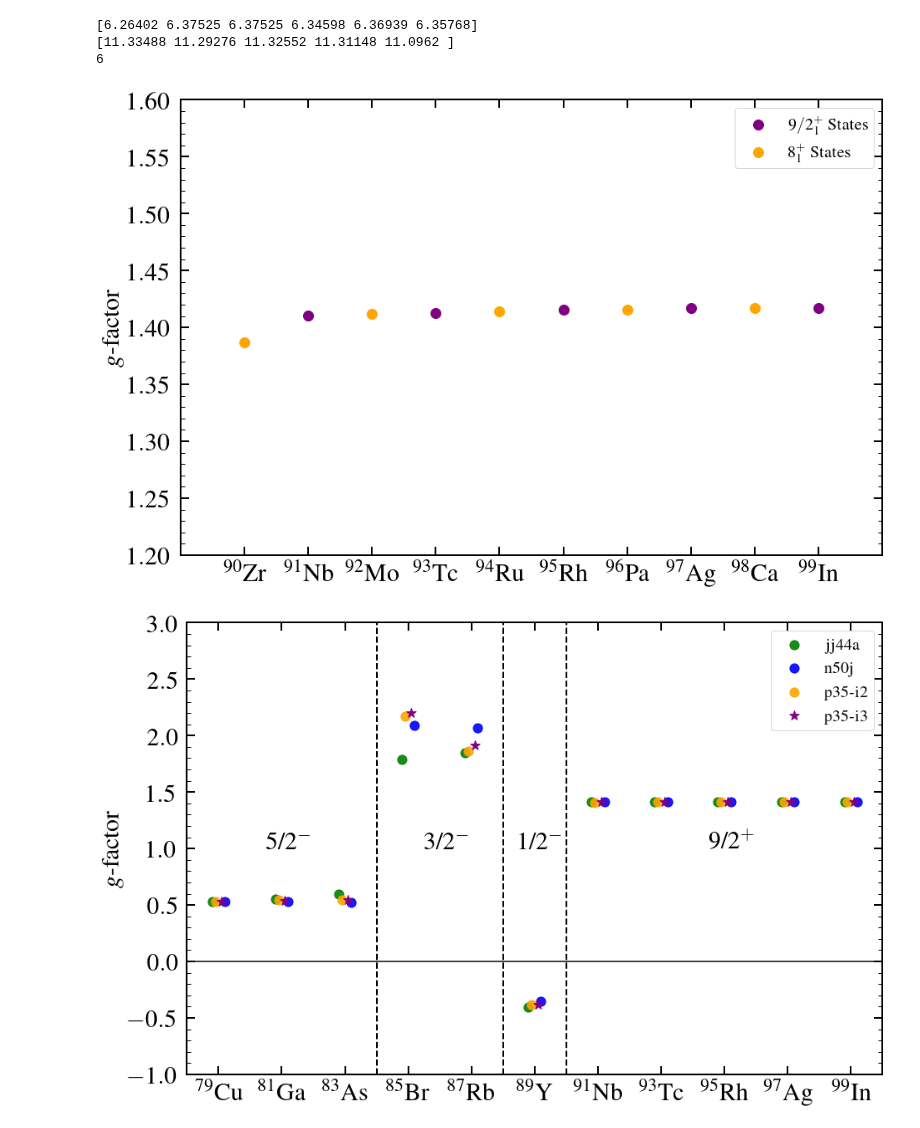
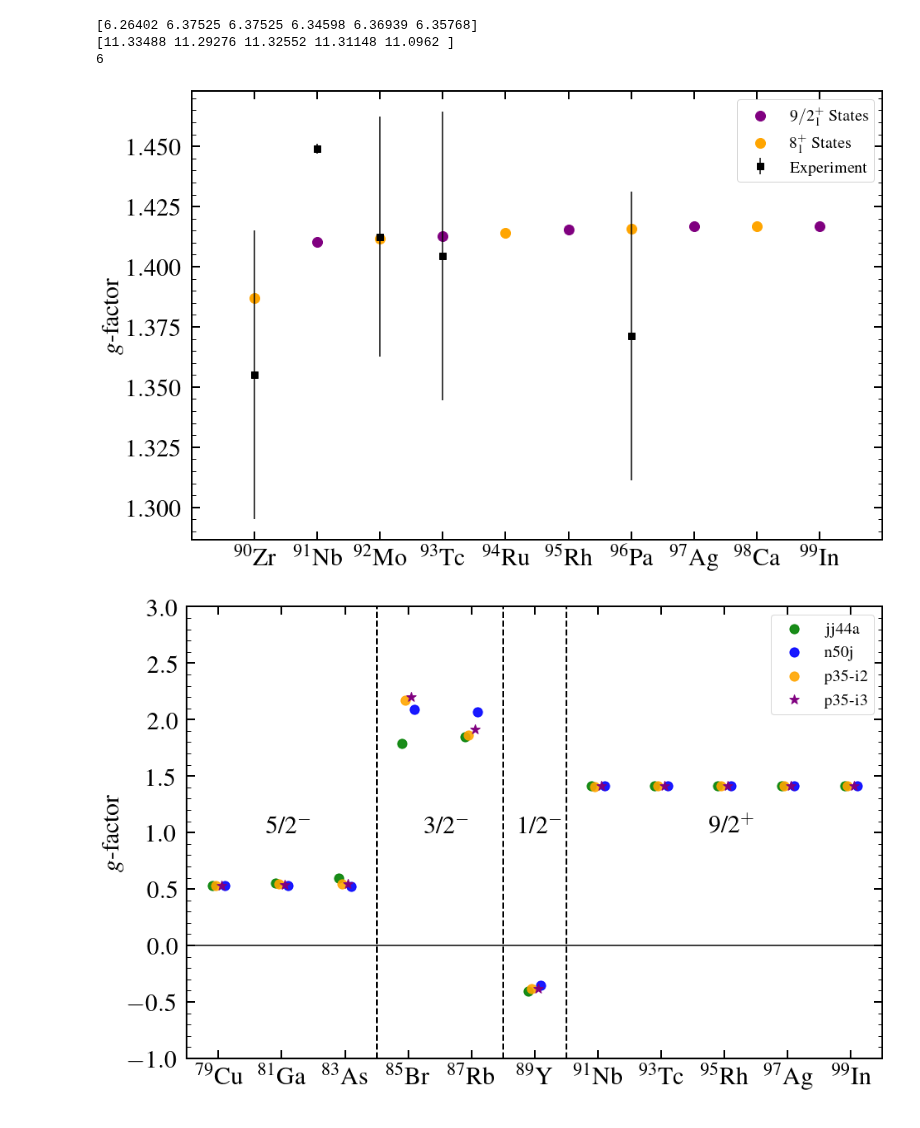
Before and after one commit to JordanPurcell/Research, a Jupyter notebook: plots/EM_properties.ipynb, the cells around one changed output. Cells and saved outputs as stored; diff of their text form; code cells hidden in the pictures.

Commit message:
EM Figures Update
fixed be86 plot, fixed muQexcited plot, updated gFactors plot to include experiment.

```diff
--- a/plots/EM_properties.ipynb
+++ b/plots/EM_properties.ipynb
@@ -242,6 +242,9 @@ print(len(odd_mu9[3]))
 A90 = [90, 91, 92, 93, 94, 95, 96, 97, 98, 99]
 A90_ticks = ['$^{90}$Zr', '$^{91}$Nb', '$^{92}$Mo', '$^{93}$Tc', '$^{94}$Ru',  '$^{95}$Rh','$^{96}$Pa', '$^{97}$Ag', '$^{98}$Ca', '$^{99}$In']
 A90_mu = [11.09620, 6.34598, 11.29276, 6.35768, 11.31148, 6.36939, 11.32552, 6.37525, 11.33488, 6.37525]
+A90_exp = [10.84, 6.521, 11.30, 6.32, 10.97]
+A90_exp_J = [8, 9/2, 8, 9/2, 8]
+A90_err = [0.06, 0.002, 0.05, 0.06, 0.06]
 # %% [output]
 [6.26402 6.37525 6.37525 6.34598 6.36939 6.35768]
 [11.33488 11.29276 11.32552 11.31148 11.0962 ]
@@ -249,23 +252,24 @@ A90_mu = [11.09620, 6.34598, 11.29276, 6.35768, 11.31148, 6.36939, 11.32552, 6.3
 # %%
 f, ax = plt.subplots()
 f.set_figwidth(15)
 f.set_figheight(10)
 
 plt.setp(ax, xticks= A90, xticklabels=A90_ticks)
 ax.scatter([A90[int(2*i+1)] for i in range(5)], [A90_mu[2*i+1]/4.5 for i in range(5)], color='purple', s = 145, label='$9/2^+_1$ States')
 ax.scatter([A90[int(2*i)] for i in range(5)], [A90_mu[2*i]/8 for i in range(5)], color='orange', s = 145, label='$8^+_1$ States')
-
+plt.errorbar([90,91,92,93,96], [A90_exp[i]/A90_exp_J[i] for i in range(len(A90_exp))], yerr=A90_err,
+                    fmt='s', mfc='black', mec='black', ecolor='black', ms=8, label='Experiment')
 ax.set_ylabel('$g$-factor', fontsize=30)
 plt.xlim(89,100)
-plt.ylim(1.2,1.6)
+#plt.ylim(1.35,1.45)
 plt.tick_params(which="major", direction="in", right=True, top=True, length=10, width=2, labelsize=30, pad=10)
 plt.tick_params(which="minor", direction="in", right=True, top=False, bottom=False, length=5, width=1, labelsize=20)
 ax.xaxis.get_major_ticks()[7].set_pad(4.5)
 plt.legend(fontsize=20)
 plt.minorticks_on()
 plt.show()
 # %% [output]
-[figure, old version]
+[figure, new version]
 # %%
 f, ax = plt.subplots()
 f.set_figwidth(15)
```
Also changed, not shown: parts of 3 cells of this notebook, 3 other files.
